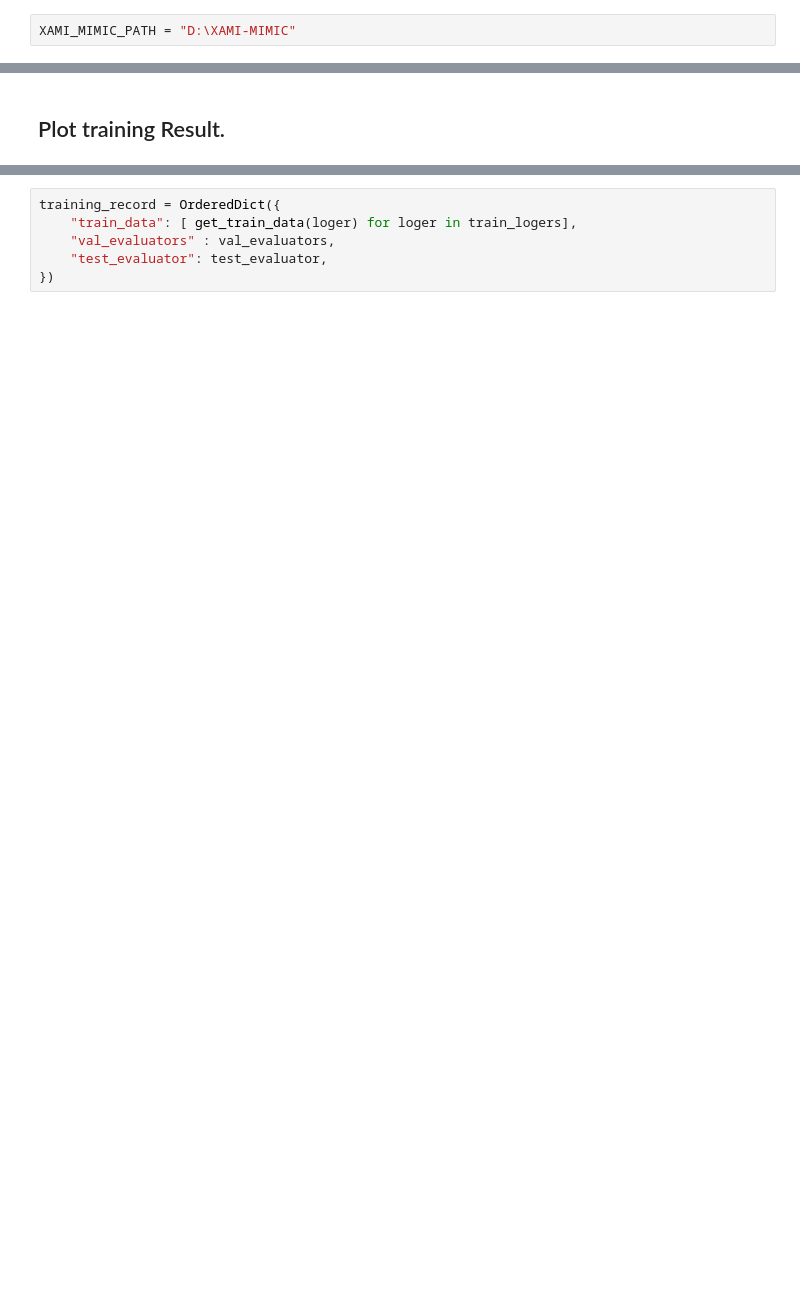
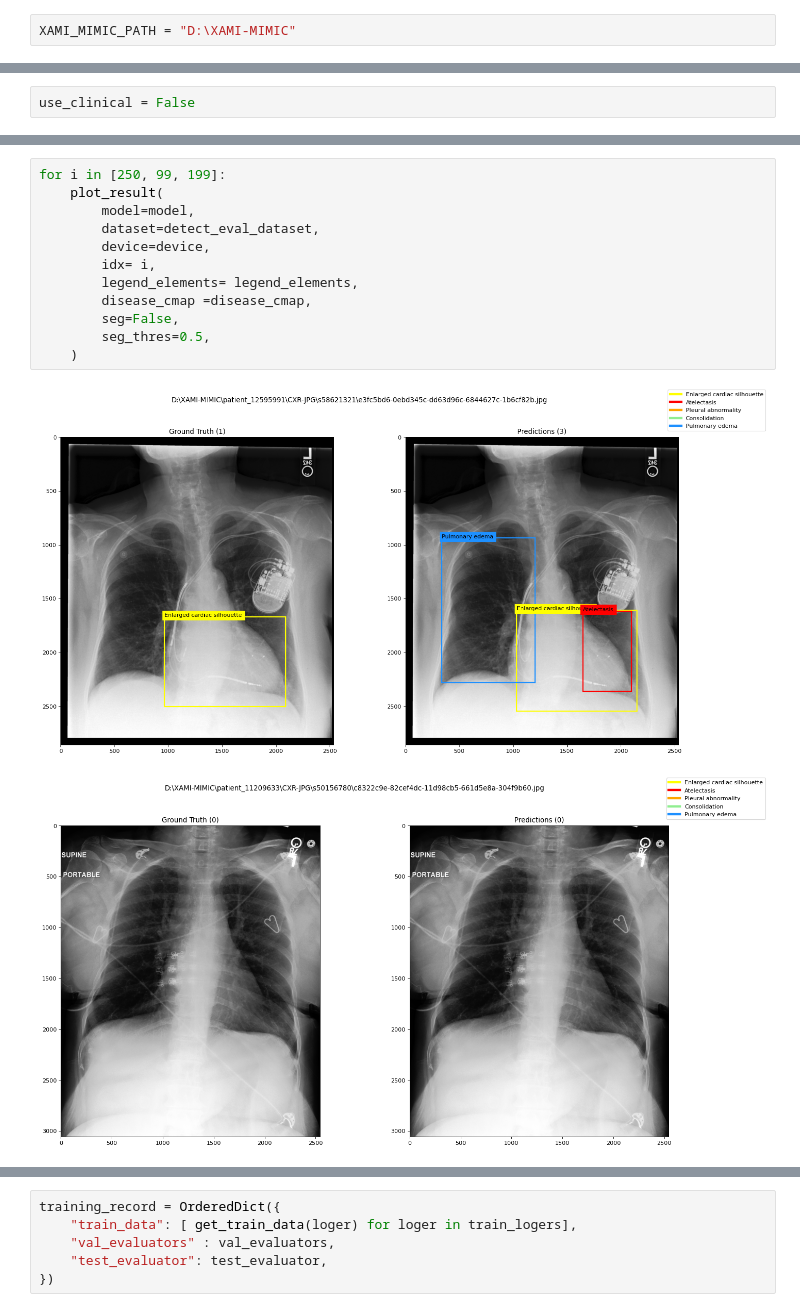
Before and after one commit to ChihchengHsieh/multimodal-abnormalities-detection, a Jupyter notebook: [3] train.ipynb, the cells around one changed output, grey strips where cells are left out. Cells and saved outputs as stored; diff of their text form; blank space fills up the shorter version.

```diff
--- a/[3] train.ipynb
+++ b/[3] train.ipynb
@@ -36,0 +43,2 @@ The batch size is also defined in this section. Since this project will run on s
+# %%
+use_clinical = False
@@ -217,2 +271,15 @@ IoU metric: bbox
-# %% [markdown]
-## Plot training Result.
+# %%
+for i in [250, 99, 199]:
+    plot_result(
+        model=model,
+        dataset=detect_eval_dataset,
+        device=device,
+        idx= i,
+        legend_elements= legend_elements,
+        disease_cmap =disease_cmap,
+        seg=False,
+        seg_thres=0.5,
+    )
+# %% [output]
+[figure, added]
+[figure, added]
```
Also changed, not shown: parts of 27 cells of this notebook, 5 other files.
